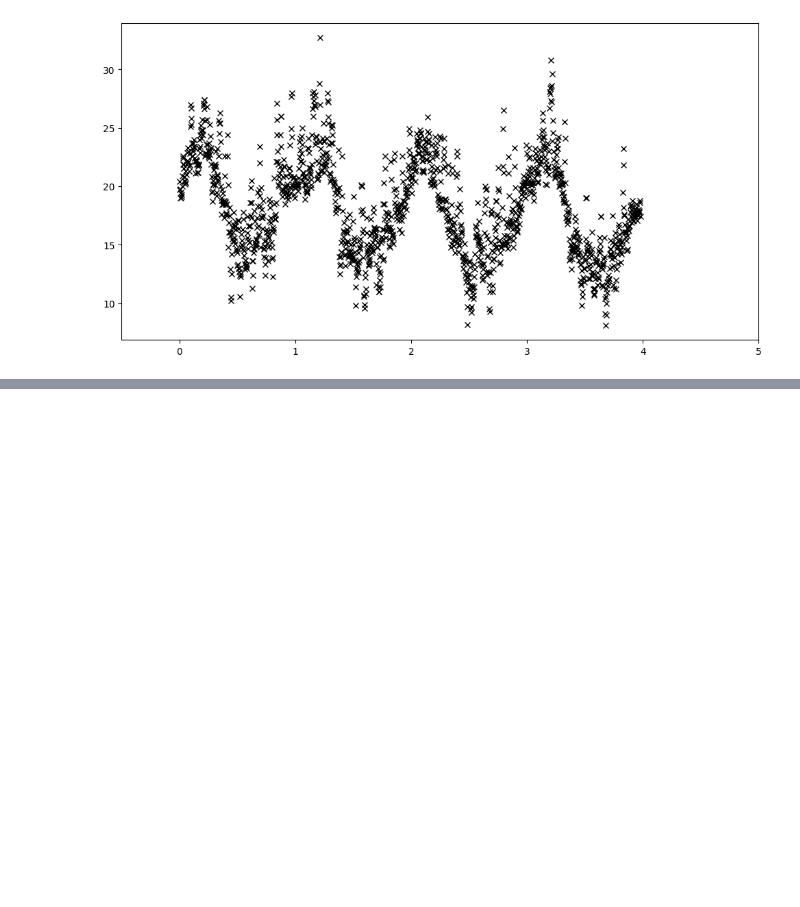
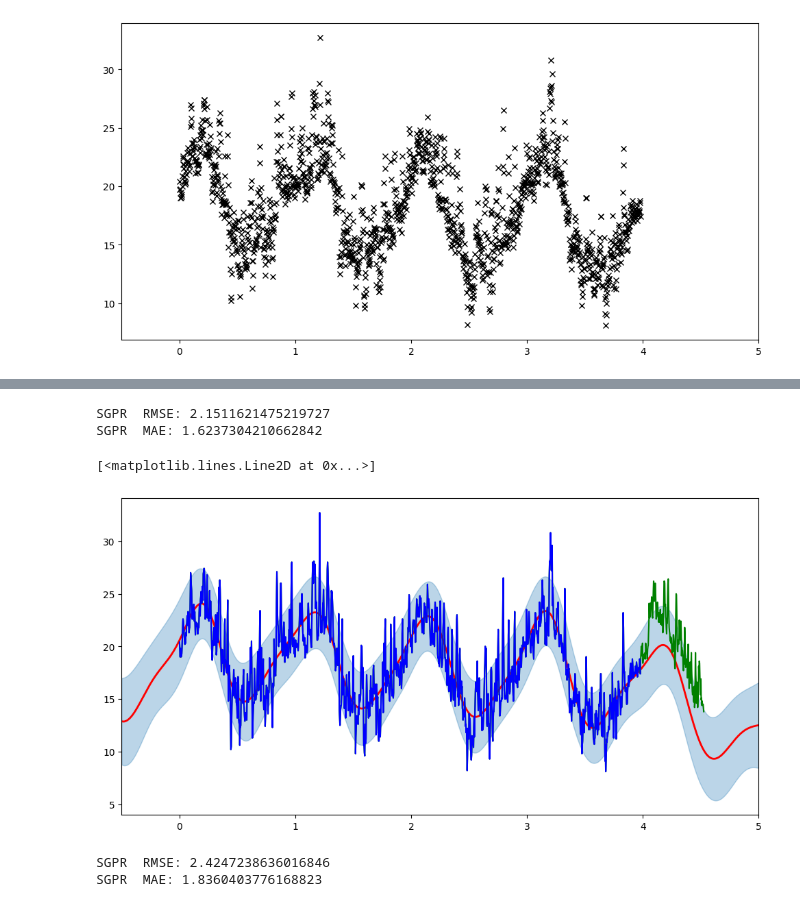
Before and after one commit to evanfrang/weather_bayes, a Jupyter notebook: weather_learn.ipynb, the cells around one changed output, grey strips where cells are left out. Saved outputs shown, nothing was run; the diff lists cells and outputs as text; code cells hidden in the pictures; blank space fills up the shorter version.

```diff
--- a/weather_learn.ipynb
+++ b/weather_learn.ipynb
@@ -116,0 +160,50 @@ plt.plot(X,y, 'b')
+# %%
+f_loc, f_var = sgpr(X0, full_cov=False)
+rmse = torch.sqrt(F.mse_loss(f_loc, y0))
+mae = F.l1_loss(f_loc, y0)
+print("SGPR  RMSE: {}".format(rmse))
+print("SGPR  MAE: {}".format(mae))
+# %% [output]
+SGPR  RMSE: 2.1511621475219727
+SGPR  MAE: 1.6237304210662842
+# %%
+n_induced = 10.
+Xu = torch.arange(n_induced)*Xend/n_induced
+pyro.clear_param_store()
+rbf_kernel = gp.kernels.RBF(input_dim=1)
+periodic_kernel = gp.kernels.Periodic(input_dim=1, period=torch.tensor(1.))
+kernel = Product(rbf_kernel, periodic_kernel)
+
+sgpr = gp.models.SparseGPRegression(X, y, kernel, Xu=Xu, jitter=1.0e-3)
+
+
+optimizer = torch.optim.Adam(sgpr.parameters(), lr=0.001)
+loss_fn = pyro.infer.Trace_ELBO().differentiable_loss
+losses = []
+locations = []
+noises = []
+num_steps = 1500
+for i in range(num_steps):
+    optimizer.zero_grad()
+    loss = loss_fn(sgpr.model, sgpr.guide)
+    locations.append(sgpr.Xu.data.numpy().copy())
+    noises.append(sgpr.noise.item())
+    loss.backward()
+    optimizer.step()
+    losses.append(loss.item())
+# %%
+plot(model=sgpr, plot_observed_data=False, plot_predictions=True)
+plt.plot(X0,y0, 'g')
+plt.plot(X,y, 'b')
+# %% [output]
+[<matplotlib.lines.Line2D at 0x...>]
+[figure, added]
+# %%
+f_loc, f_var = sgpr(X0, full_cov=False)
+rmse = torch.sqrt(F.mse_loss(f_loc, y0))
+mae = F.l1_loss(f_loc, y0)
+print("SGPR  RMSE: {}".format(rmse))
+print("SGPR  MAE: {}".format(mae))
+# %% [output]
+SGPR  RMSE: 2.4247238636016846
+SGPR  MAE: 1.8360403776168823
```
Also changed, not shown: parts of 21 cells of this notebook, 1 other file.
